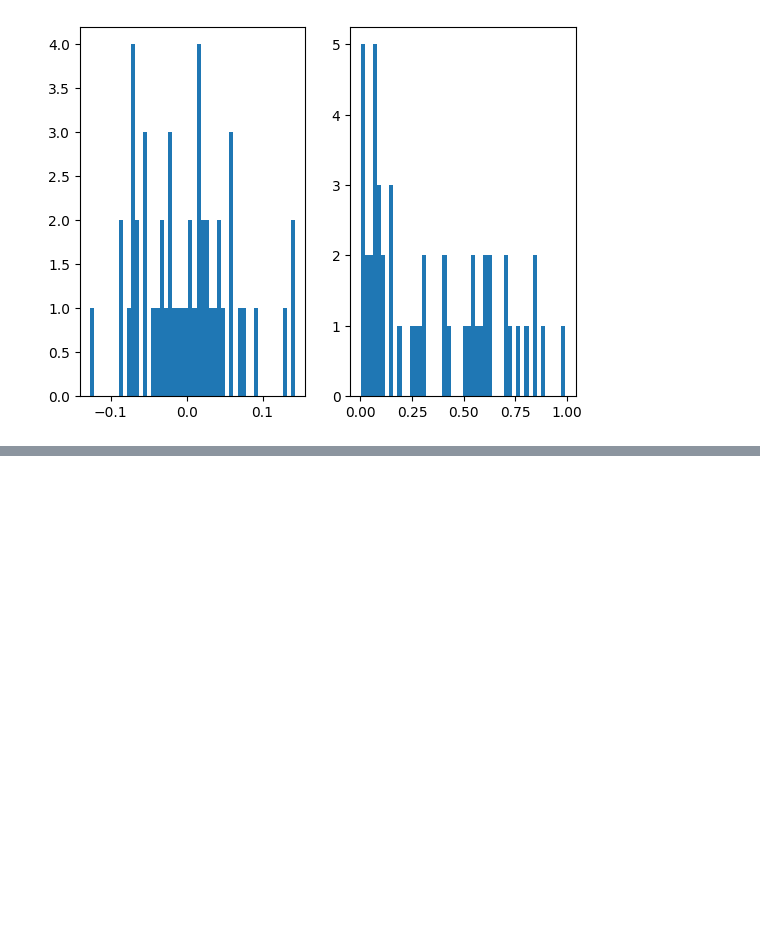
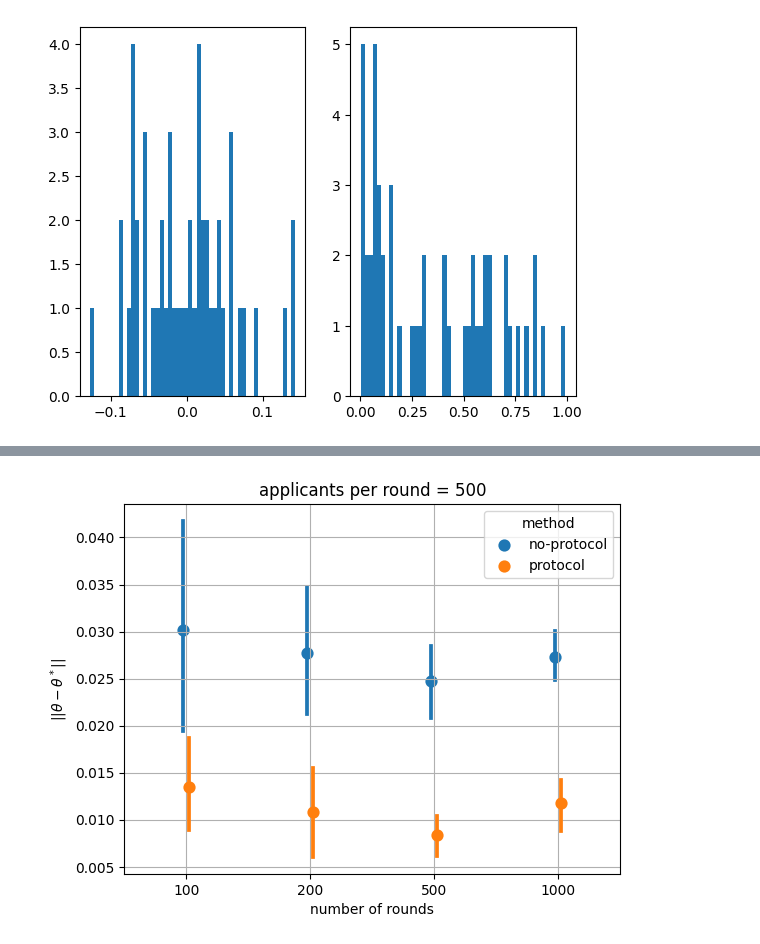
Before and after one commit to muneebaadil/strategic-instrumental-variable-regression, a Jupyter notebook: develop.ipynb, the cells around one changed output, grey strips where cells are left out. Cells and saved outputs as stored; diff of their text form; code cells hidden in the pictures; blank space fills up the shorter version.

Commit message:
no-protocol experiment + remove args.hack

```diff
--- a/develop.ipynb
+++ b/develop.ipynb
@@ -272,0 +270,30 @@ plt.savefig('figures/apr.pdf')
+# %%
+_dfs = []
+
+for n_rounds in tqdm.tqdm((100, 200, 500, 1000)):
+    n_runs = 10
+    stream = False
+    apr = 500
+    args_list = [(s, apr*n_rounds, apr, stream) for s in np.arange(n_runs)]
+    with Pool(n_runs) as p:
+        runs = p.starmap(_run, args_list )
+
+    # adding iteration column
+    for run in runs:
+        assert len(run['no-protocol'])==  len(run['protocol'])
+        iters = np.arange(len(run['no-protocol']))
+        run['iters'] = iters
+
+    # create dataframe for this n_rounds.
+    dfs = []
+    for run in runs:
+        df = pd.DataFrame(run)
+        dfs.append(df)
+    df = pd.concat(dfs)
+    df['n_rounds'] = n_rounds
+    df
+
+    # combine with rest of the dfs
+    _dfs.append(df)
+df = pd.concat(_dfs)
+df
@@ -272,0 +318,16 @@ plt.savefig('figures/apr.pdf')
+# %%
+dflong = pd.melt(
+    df, id_vars=('iters', 'n_rounds'), value_vars=('no-protocol', 'protocol'), var_name='method', value_name='error'
+)
+fig,ax=plt.subplots()
+sns.pointplot(
+    data=dflong, x='n_rounds', y='error', hue='method' ,join=False, dodge=True, ax=ax
+)
+ax.set_xlabel('number of rounds')
+ax.set_ylabel(r'$|| \theta - \theta^*|| $')
+ax.grid()
+
+ax.set_title('applicants per round = 500')
+plt.savefig('figures/apr2.pdf')
+# %% [output]
+[figure, added]
```
Also changed, not shown: parts of 7 cells of this notebook, 1 other file.
